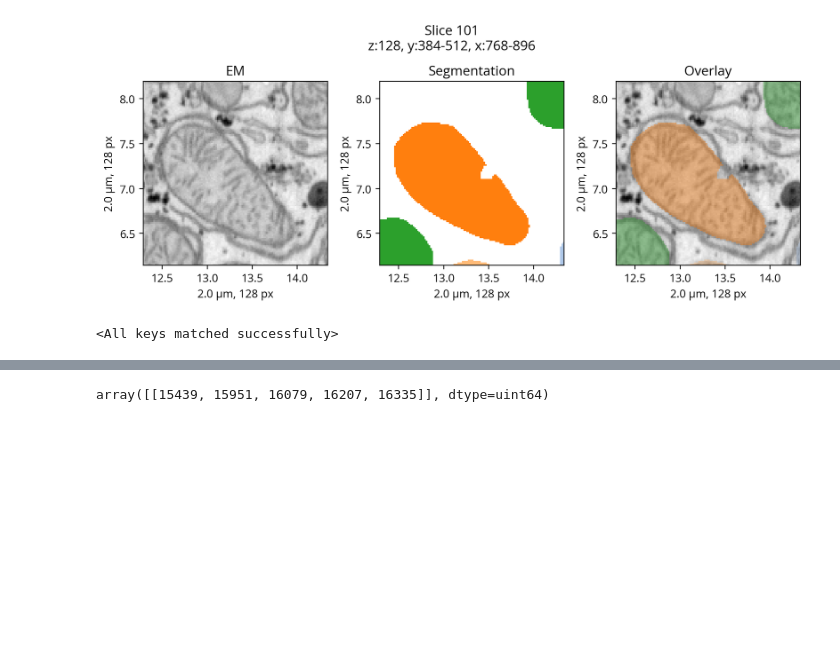
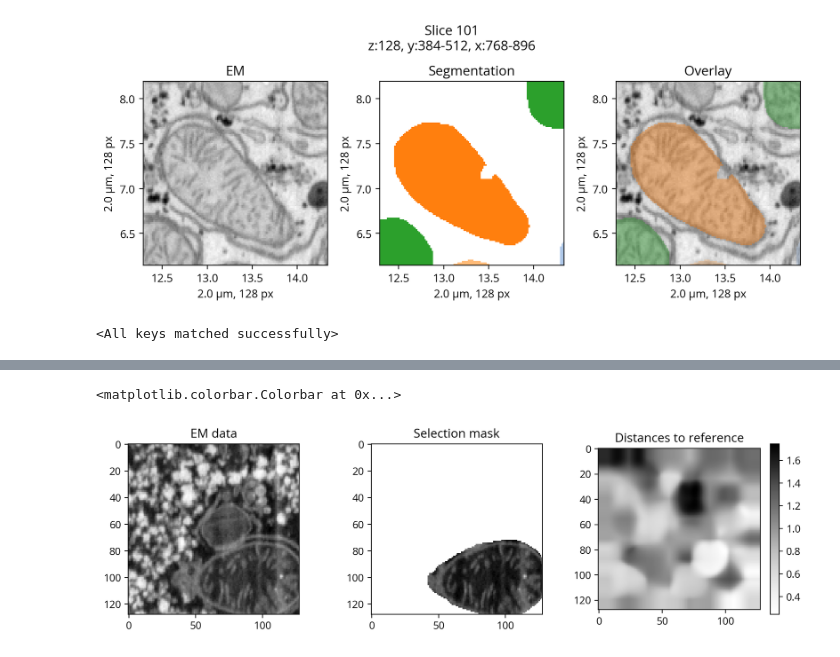
Before and after one commit to trngt/coding-tasks, a Jupyter notebook: task2/Explore_Mito_Data.ipynb, the cells around one changed output, grey strips where cells are left out. Saved outputs shown, nothing was run; the diff lists cells and outputs as text; code cells hidden in the pictures; blank space fills up the shorter version.

```diff
--- a/task2/Explore_Mito_Data.ipynb
+++ b/task2/Explore_Mito_Data.ipynb
@@ -116,13 +87,7 @@ model.load_state_dict(state_dict, strict=True)
 # %% [output]
 <All keys matched successfully>
 # %%
-def compute_patch_embeddings(model, x):
-    import torch
-    from PIL import Image
-    from torchvision import transforms
+from src.embeddings import EmbeddingsManager
 
-    with torch.no_grad():
-        out = model.forward_features(x)
-
-    return out
+embeddings_manager = EmbeddingsManager(data_manager, model)
 # %%
@@ -196,16 +113,15 @@ Index size: 16384 vectors
 # %%
-# Your feature map: (1, 384, 128, 128)
-feature_map = torch.randn(1, 384, 128, 128)
-
-# Pick a spatial location (row=10, col=20)
-row, col = 10, 20
-query_patch = feature_map[0, :, row, col]         # (384,)
-query_patch = query_patch.numpy().astype('float32')  # (384,)
-query_patch = np.ascontiguousarray(query_patch).reshape(1, -1)  # (1, 384)
-
-#hnswlib.normalize(query_patch)
-labels, distances = index.knn_query(query_patch, k=5)
-
-labels
+# Retrieve the mitochondria in this image, and create an average vector embeddings
-# %% [output]
-array([[15439, 15951, 16079, 16207, 16335]], dtype=uint64)
+# %%
+embeddings_manager.set_slice(slice_index, slc)
+mitochondria_ids = embeddings_manager.find_mitochondria_ids()
+sample_segment_id = mitochondria_ids[0]
+
+_, reference_vector = embeddings_manager.select_mitochondria_embeddings(sample_segment_id)
+distances = embeddings_manager.compute_distances_in_slice_to_reference()
+# %%
+embeddings_manager.plot_distances_to_reference()
+plt.colorbar()
+# %% [output]
+<matplotlib.colorbar.Colorbar at 0x...>
+[figure, added]
```
Also changed, not shown: parts of 6 cells of this notebook, 3 other files.
